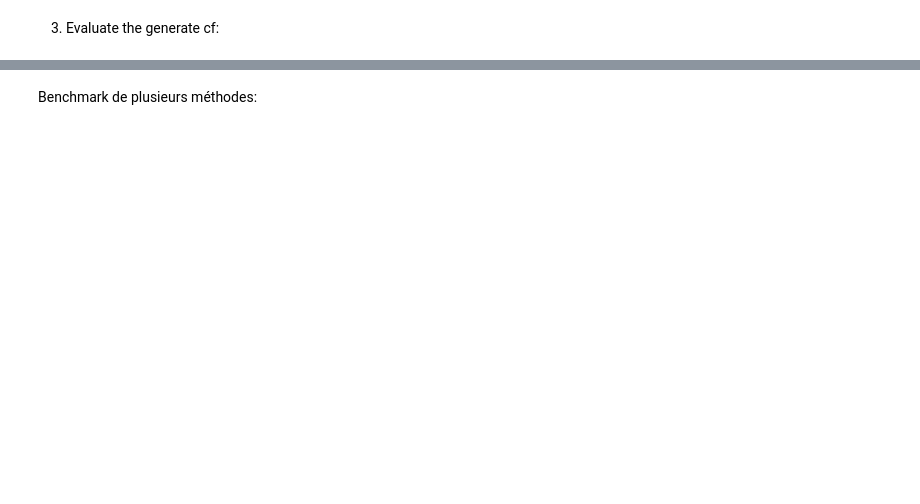
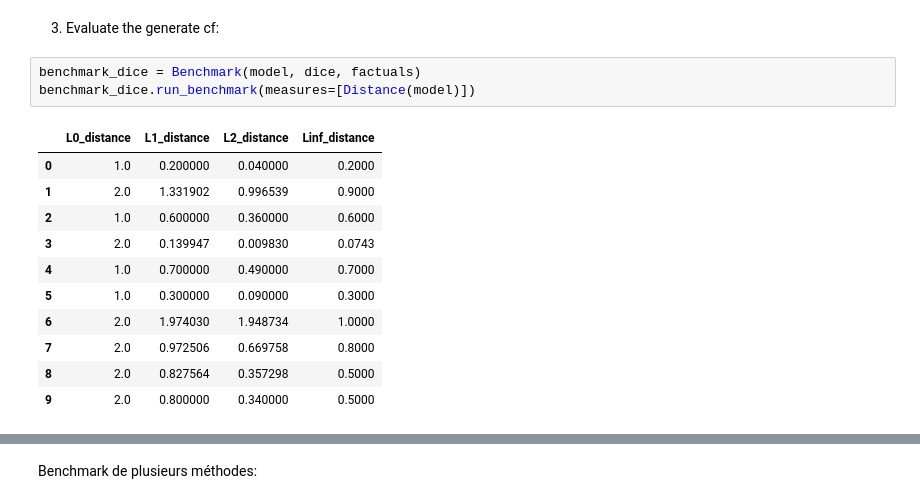
Before and after one commit to Suzie14/CARLA, a Jupyter notebook: simple_use.ipynb, the cells around one changed output, grey strips where cells are left out. Drawn from its saved outputs; the diff is of its cells as text; blank space fills up the shorter version.

```diff
--- a/simple_use.ipynb
+++ b/simple_use.ipynb
@@ -56,5 +56,20 @@ styled_df
 | workclass | Private | Private |
 # %% [markdown]
 3. Evaluate the generate cf:
+# %%
+benchmark_dice = Benchmark(model, dice, factuals)
+benchmark_dice.run_benchmark(measures=[Distance(model)])
+# %% [output]
+|  | L0_distance | L1_distance | L2_distance | Linf_distance |
+| 0 | 1.0 | 0.200000 | 0.040000 | 0.2000 |
+| 1 | 2.0 | 1.331902 | 0.996539 | 0.9000 |
+| 2 | 1.0 | 0.600000 | 0.360000 | 0.6000 |
+| 3 | 2.0 | 0.139947 | 0.009830 | 0.0743 |
+| 4 | 1.0 | 0.700000 | 0.490000 | 0.7000 |
+| 5 | 1.0 | 0.300000 | 0.090000 | 0.3000 |
+| 6 | 2.0 | 1.974030 | 1.948734 | 1.0000 |
+| 7 | 2.0 | 0.972506 | 0.669758 | 0.8000 |
+| 8 | 2.0 | 0.827564 | 0.357298 | 0.5000 |
+| 9 | 2.0 | 0.800000 | 0.340000 | 0.5000 |
 # %%
 benchmark_dice = Benchmark(model, dice, factuals)
```
Also changed, not shown: parts of 4 cells of this notebook, 15 other files.
